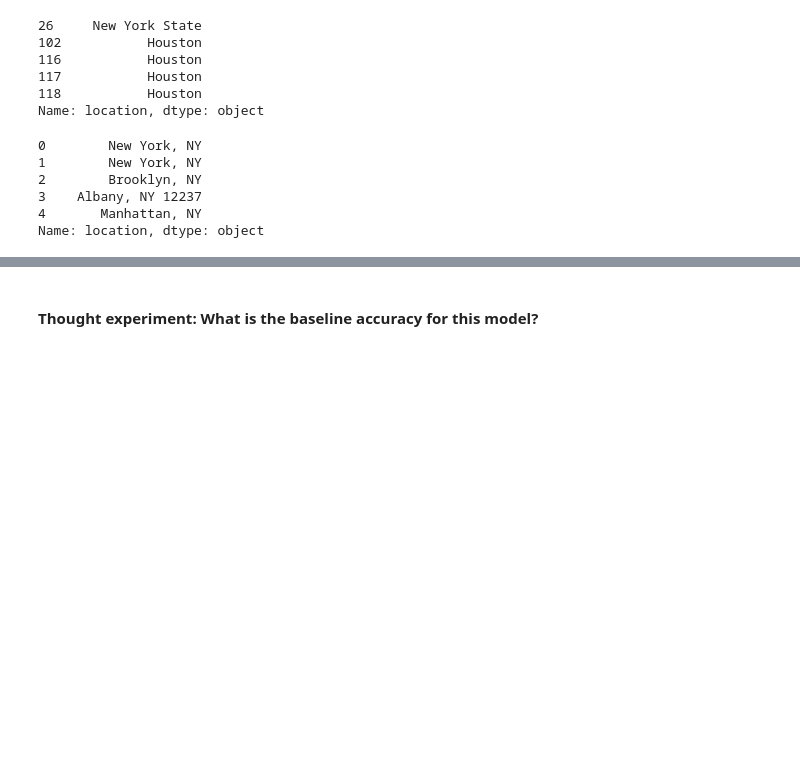
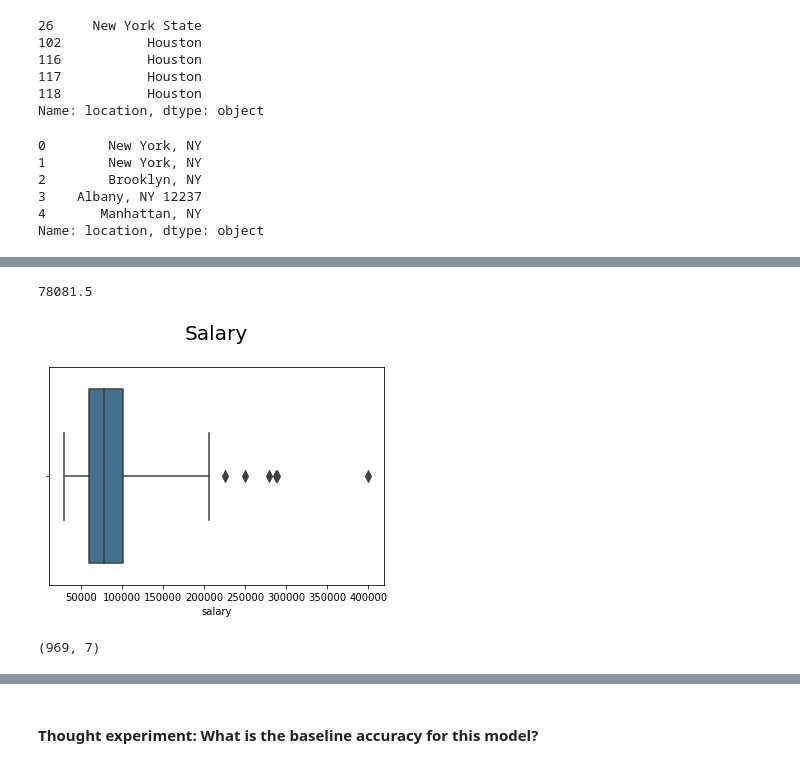
Before and after one commit to androi7/ds-mini-projects, a Jupyter notebook: WebScraping/Salary.ipynb, the cells around one changed output, grey strips where cells are left out. Cells and saved outputs as stored; diff of their text form; code cells hidden in the pictures; blank space fills up the shorter version.

Commit message:
feat: add salary and job frequency plot

```diff
--- a/WebScraping/Salary.ipynb
+++ b/WebScraping/Salary.ipynb
@@ -967,7 +967,14 @@ def split_location(data, c=True):
 
     Parameters:
     data [String]: location data
-    c [Boolean]:
+    c [Boolean]: True for city name, False for state name
+
+    Return:
+    city [String]: city name
+    or
+    state [String]: state name
+    or
+    data [String]: raw data
     """
     if ',' in data:
         first_data, *second_data = data.split(',')  # in the case of several commas
@@ -996,2 +1027,13 @@ jobs['state'].fillna(value='NY')
+# %%
+jobs['state'].replace({'Los Angeles': 'CA',
+                       'San Francisco': 'CA',
+                       'Austin': 'TX',
+                       'Houston': 'TX',
+                       'Chicago': 'IL',
+                       'Phoenix': 'AZ',
+                       'Miami': 'FL',
+                       'Atlanta': 'GA',
+                       'New York State': 'NY'}, inplace=True)
+jobs.drop(['location'], axis=1, inplace=True)
 # %%
 jobs.describe(include=['O'])
@@ -1009,5 +1063,5 @@ import matplotlib.pyplot as plt
 # %%
 median_salary = jobs['salary'].median()
 median_salary
+# %% [output]
+78081.5
-# %%
-jobs['high_salary'] = jobs['salary'].map(lambda x: 1 if x > median_salary else 0)
@@ -1021,11 +1068,19 @@ sns.heatmap(corrs, mask=mask, annot=True);
 # %%
 fig, ax = plt.subplots(figsize=(6,4))
 
-sns.boxplot(['salary'], data=jobs, orient='h', fliersize=8,
-            linewidth=1.5, saturation=0.5, whis=1.5, ax=ax)
+# salary distribution can be quite skewed therefore taking whisker factor 3
+sns.boxplot(x=jobs['salary'], orient='h', fliersize=8,
+            linewidth=1.5, saturation=0.5, whis=3.0, ax=ax)
 ax.set_title('Salary\n', fontsize=20)
 plt.show()
+# %% [output]
+[figure, added]
 # %%
-salary_outlier_index = jobs.loc[jobs['salary']> 300000].index
-jobs.drop(index=salary_outlier_index, inplace=True)
+q1, q3 = np.quantile(jobs['salary'], [0.25, 0.75])
+iqr = q3 - q1
+outlier_upper_limit = q3 + 3*iqr
+salary_outlier_idx = jobs.loc[jobs['salary'] > outlier_upper_limit].index
+jobs.drop(index=salary_outlier_idx, inplace=True)
 jobs.shape
+# %% [output]
+(969, 7)
```
Also changed, not shown: parts of 35 cells of this notebook.
